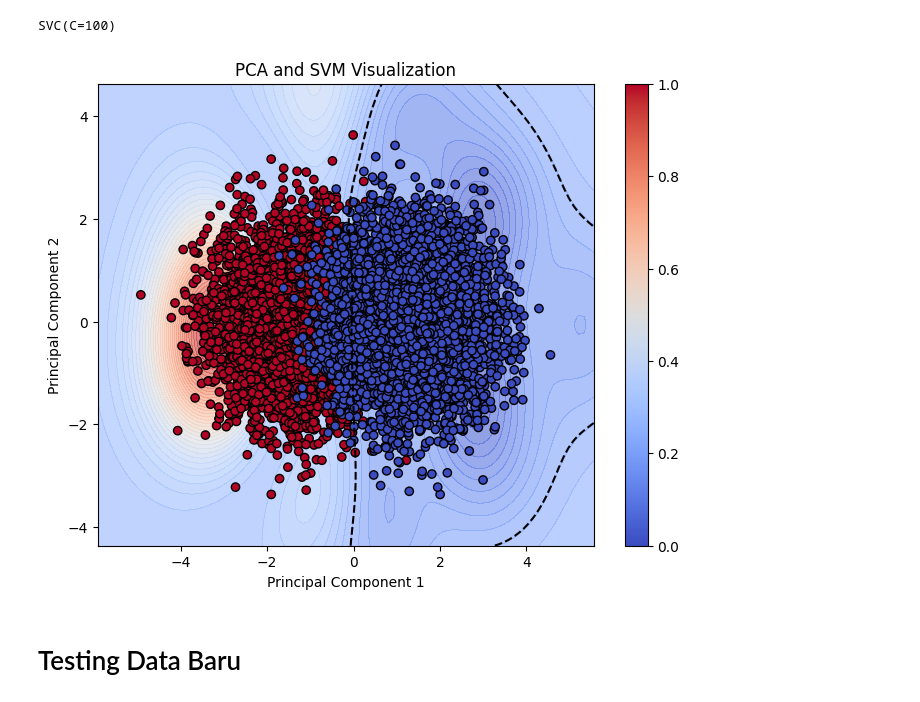
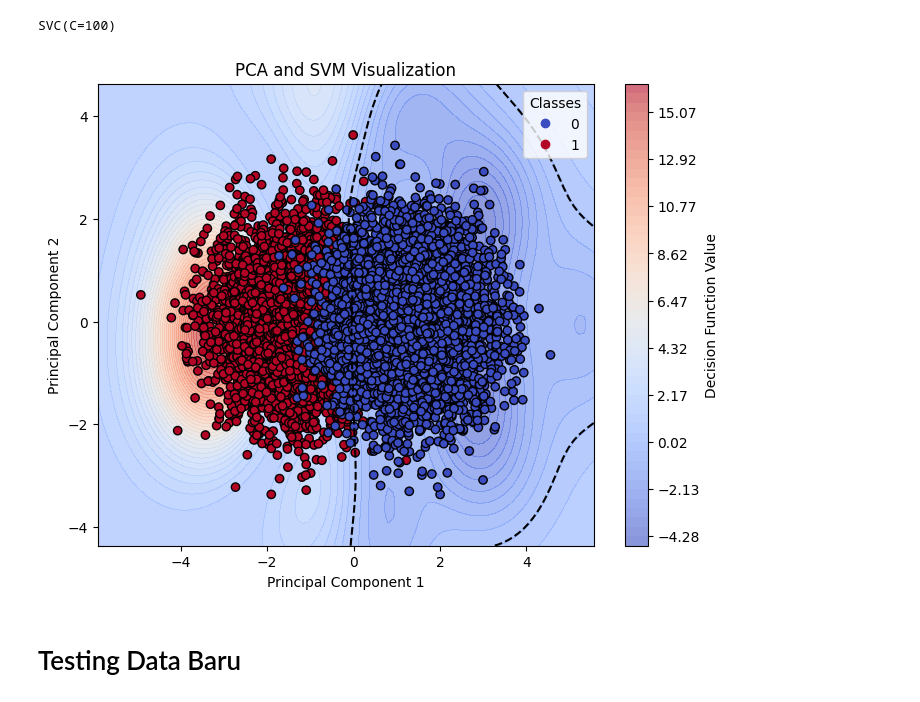
Before and after one commit to Rafluz/Mechine-Learning-Model, a Jupyter notebook: SVM/fruitsvm.ipynb, the cells around one changed output. Saved outputs shown, nothing was run; the diff lists cells and outputs as text; code cells hidden in the pictures.

```diff
--- a/SVM/fruitsvm.ipynb
+++ b/SVM/fruitsvm.ipynb
@@ -267,26 +267,37 @@ svm.fit(X_pca, y)
 # %% [output]
 SVC(C=100)
 # %%
-# Membuat grid untuk visualisasi decision boundary
+# Membuat meshgrid dan menghitung keputusan SVM
 xx, yy = np.meshgrid(
     np.linspace(X_pca[:, 0].min() - 1, X_pca[:, 0].max() + 1, 100),
     np.linspace(X_pca[:, 1].min() - 1, X_pca[:, 1].max() + 1, 100)
 )
 Z = svm.decision_function(np.c_[xx.ravel(), yy.ravel()])
 Z = Z.reshape(xx.shape)
 
 # Plot data dan decision boundary
 plt.figure(figsize=(8, 6))
-plt.contourf(xx, yy, Z, levels=np.linspace(Z.min(), Z.max(), 50), cmap='coolwarm', alpha=0.6)
+cp = plt.contourf(xx, yy, Z, levels=np.linspace(Z.min(), Z.max(), 50), cmap='coolwarm', alpha=0.6)
 plt.contour(xx, yy, Z, levels=[0], colors='black', linestyles='--')
-plt.scatter(X_pca[:, 0], X_pca[:, 1], c=y, cmap='coolwarm', edgecolors='k')
+
+# Plot titik data dengan color map sesuai label kelas
+scatter = plt.scatter(X_pca[:, 0], X_pca[:, 1], c=y, cmap='coolwarm', edgecolors='k')
+
+# Menambahkan colorbar dengan label
+cbar = plt.colorbar(cp)
+cbar.set_label('Decision Function Value')
+
+# Menambahkan label dan judul
 plt.xlabel('Principal Component 1')
 plt.ylabel('Principal Component 2')
 plt.title('PCA and SVM Visualization')
-plt.colorbar()
+
+# Menambahkan legenda untuk titik data
+plt.legend(*scatter.legend_elements(), title="Classes")
+
 plt.show()
 # %% [output]
-[figure, old version]
+[figure, new version]
 # %% [markdown]
 # Testing Data Baru
 # %%
```
Also changed, not shown: 2 other files.
